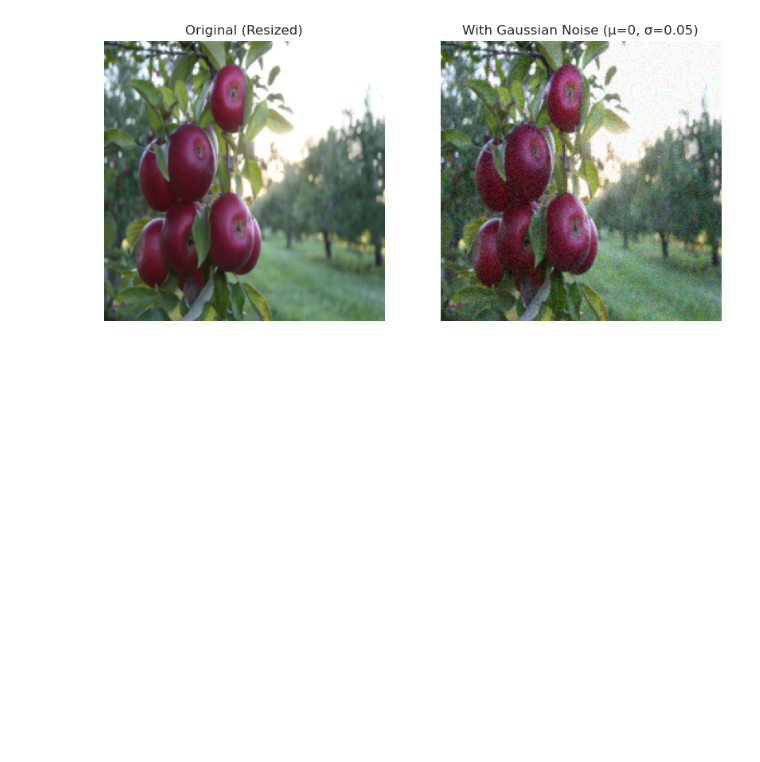
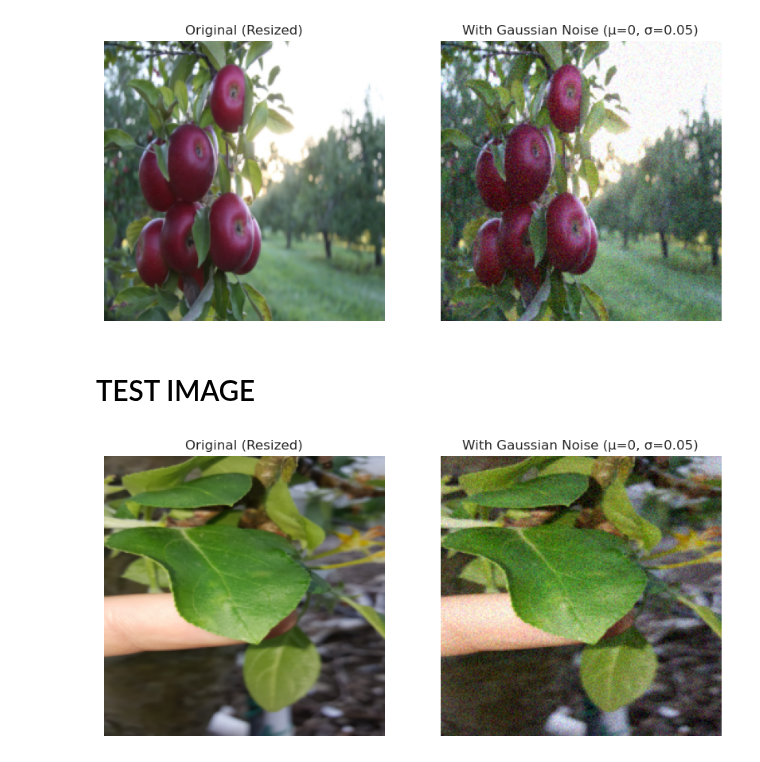
Before and after one commit to jagujay/plant-disease-detection, a Jupyter notebook: preprocessing/EDA and Noise.ipynb, the cells around one changed output. Cells and saved outputs as stored; diff of their text form; code cells hidden in the pictures; blank space fills up the shorter version.

```diff
--- a/preprocessing/EDA and Noise.ipynb
+++ b/preprocessing/EDA and Noise.ipynb
@@ -17,6 +17,6 @@ sns.set_theme(style="whitegrid")
 # %%
-DATA_DIR = "../data/combined-dataset-16class/train"
-base_dataset = datasets.ImageFolder(root=DATA_DIR)
-classes = base_dataset.classes
-print(f"Total Classes: {len(classes)}")
-print(f"Total Training Images: {len(base_dataset)}")
+TRAIN_DATA_DIR = "../data/combined-dataset-16class/train"
+TEST_DATA_DIR = "../data/combined-dataset-16class/test"
+train_dataset = datasets.ImageFolder(root=TRAIN_DATA_DIR)
+test_dataset = datasets.ImageFolder(root=TEST_DATA_DIR)
+sns.set_theme(style="whitegrid")
@@ -130,3 +186,25 @@ axes[1].axis('off')
 plt.show()
 # %% [output]
 [figure]
+# %% [markdown]
+# TEST IMAGE
+# %%
+sample_path_test = test_dataset.samples[0][0]
+test_img = Image.open(sample_path_test).convert('RGB')
+# %%
+clean_img_test = clean_transform(test_img).permute(1, 2, 0).numpy()
+noisy_img_test = noisy_transform(test_img).permute(1, 2, 0).numpy()
+noisy_img_test = np.clip(noisy_img_test, 0, 1)
+# %%
+fig, axes = plt.subplots(1, 2, figsize=(10, 5))
+axes[0].imshow(clean_img_test)
+axes[0].set_title("Original (Resized)")
+axes[0].axis('off')
+
+axes[1].imshow(noisy_img_test)
+axes[1].set_title("With Gaussian Noise (\u03BC=0, \u03C3=0.05)")
+axes[1].axis('off')
+
+plt.show()
+# %% [output]
+[figure, added]
```
Also changed, not shown: parts of 24 cells of this notebook, 11 other files.
